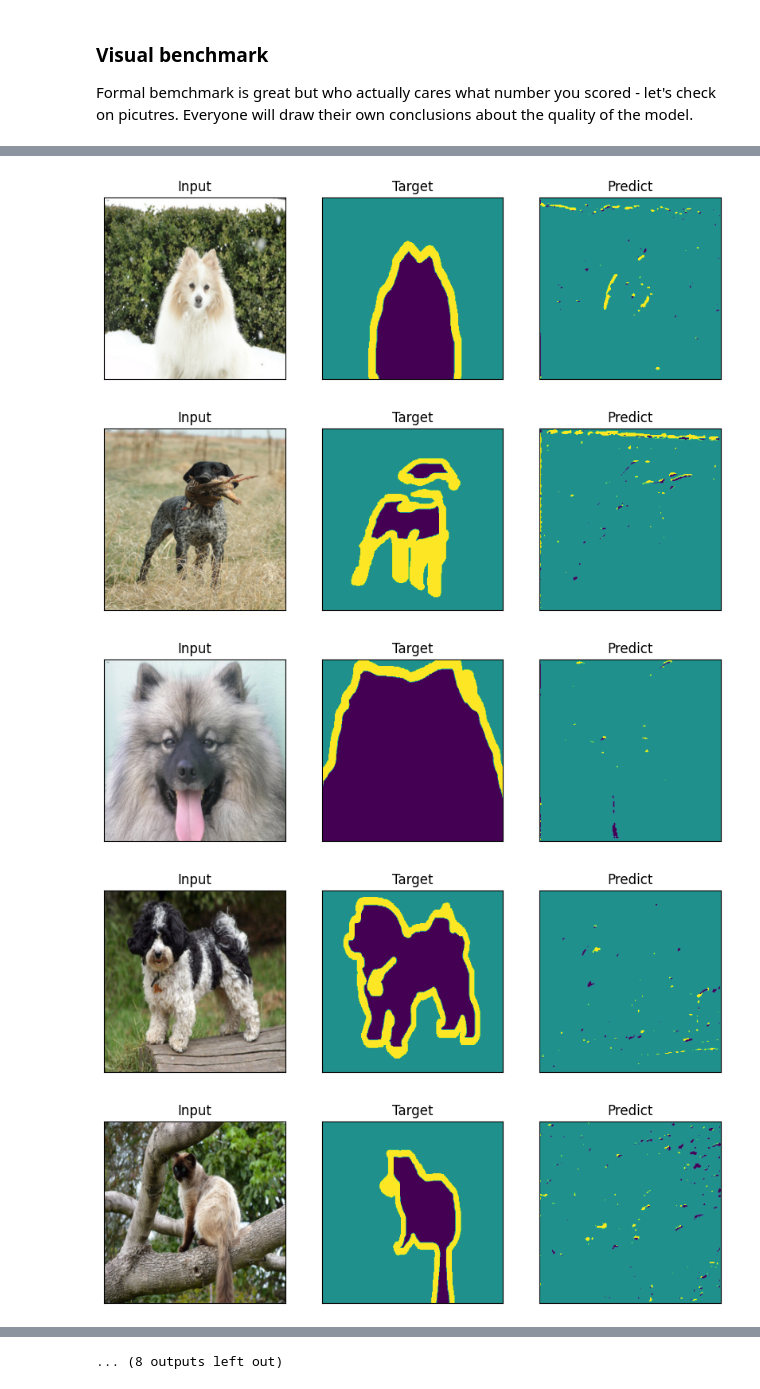
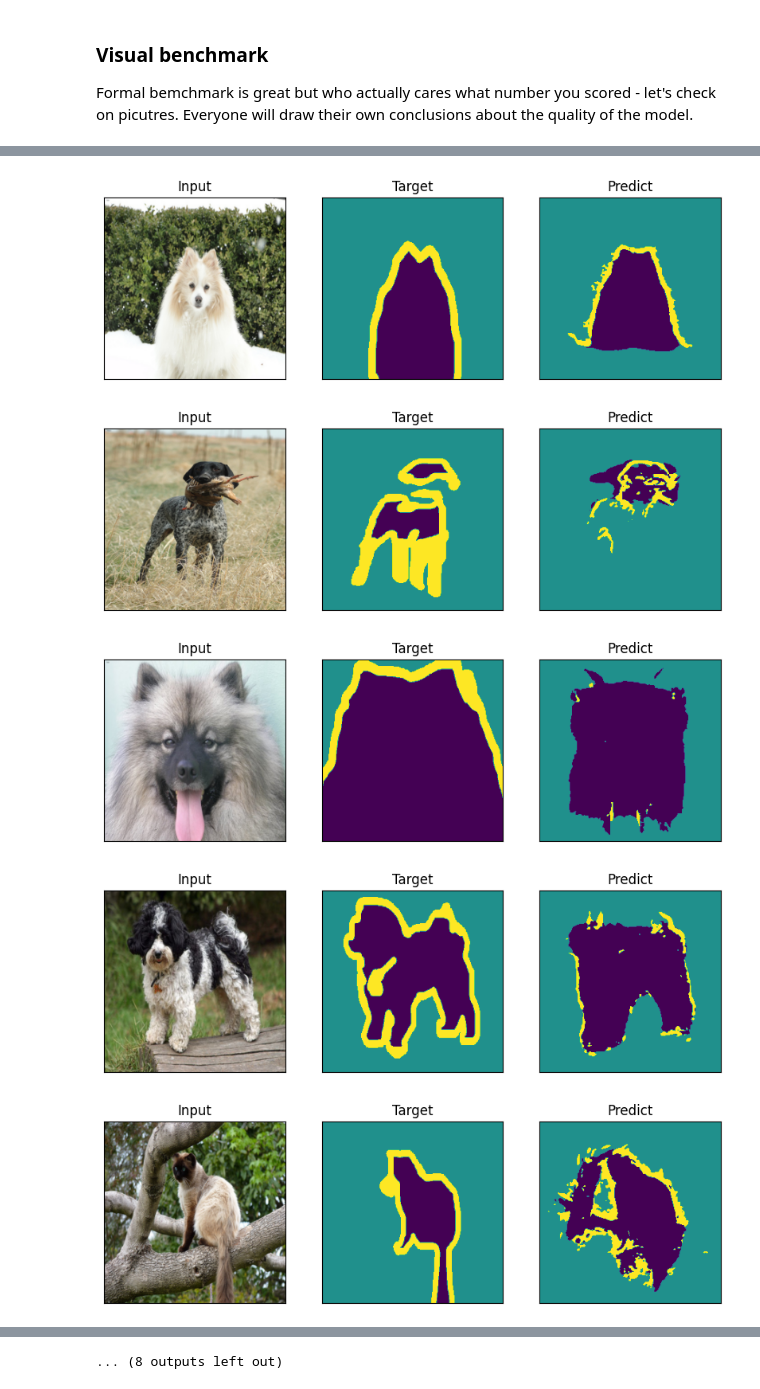
Before and after one commit to fedorkobak/knowledge, a Jupyter notebook: python/torch/examples/unet.ipynb, the cells around one changed output, grey strips where cells are left out. Cells and saved outputs as stored; diff of their text form; code cells hidden in the pictures.

Commit message:
python/torch/examples/unet.ipynb   improve model and show improvement

```diff
--- a/python/torch/examples/unet.ipynb
+++ b/python/torch/examples/unet.ipynb
@@ -454,10 +453,7 @@ Formal bemchmark is great but who actually cares what number you scored - let's
 # %%
 # importing the model
 model = UNet(n_channels=3, n_classes=3)
-model.load_state_dict(
-    torch.load("unet_new_architecture.pt")
-)
-#load_model(model=model, model_name="unet_model.pt")
+load_model(model=model, model_name="unet_model.pt")
 
 model = model.eval()
 
@@ -501,5 +497,5 @@ for i in range(len(indx)):
-[figure, old version]
+[figure, new version]
-[figure, old version]
+[figure, new version]
-[figure, old version]
+[figure, new version]
-[figure, old version]
+[figure, new version]
-[figure, old version]
+[figure, new version]
```
Also changed, not shown: parts of 2 cells of this notebook.
